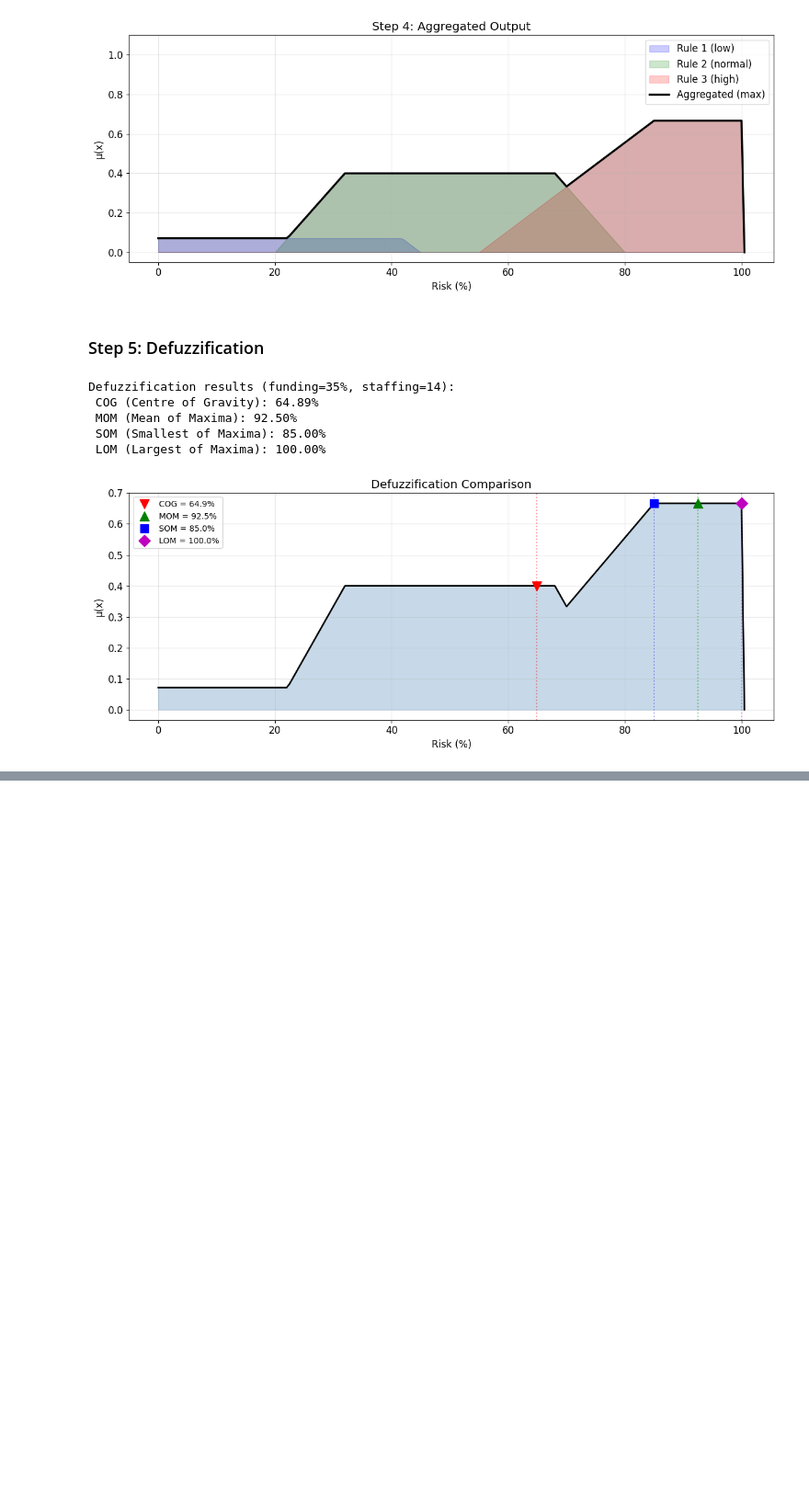
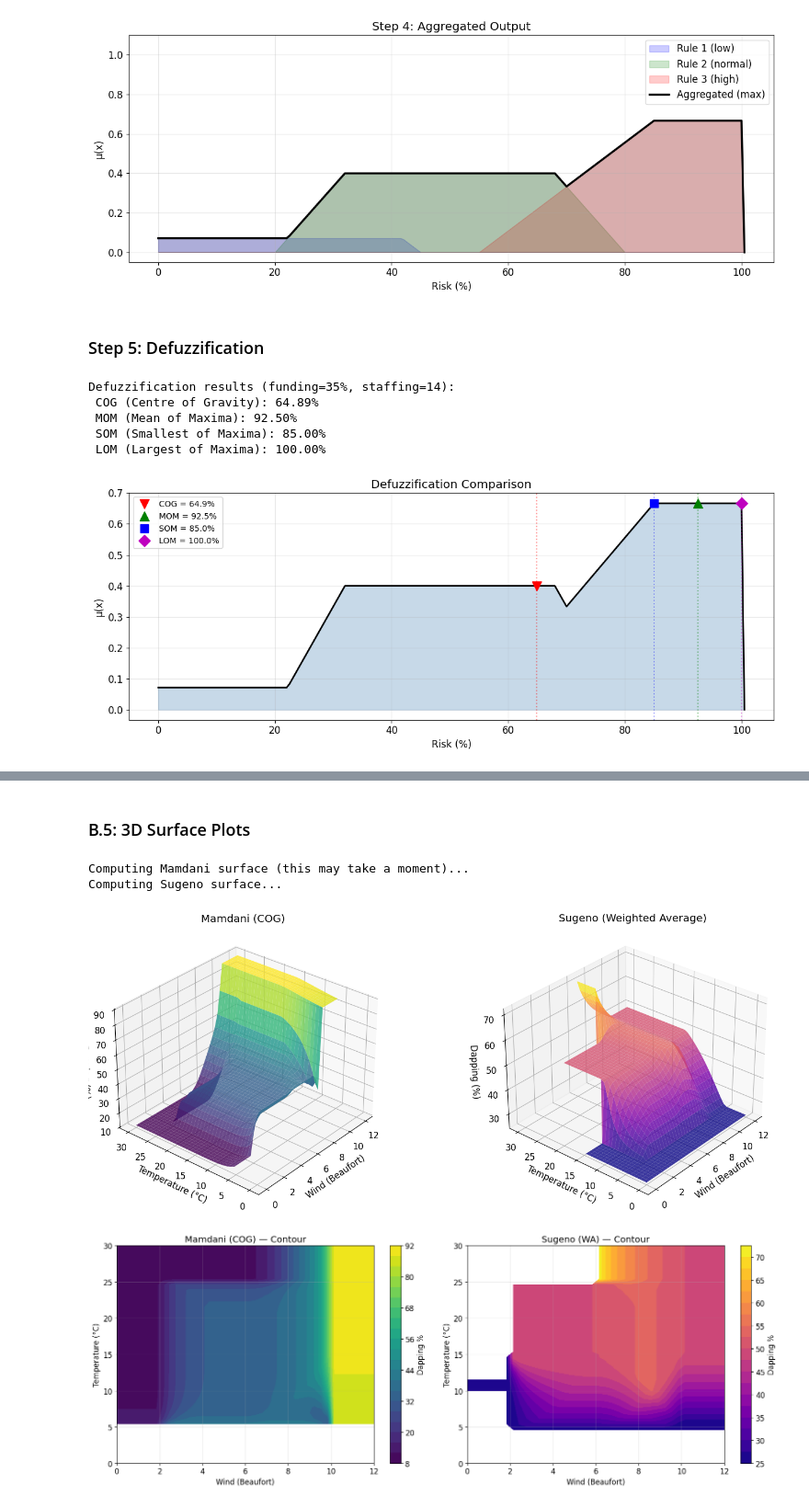
Before and after one commit to HaoYuYong/ARTIFICIAL-INTELLIGENCE, a Jupyter notebook: Lab5.ipynb, the cells around one changed output, grey strips where cells are left out. Shown at 92% size. Saved outputs shown, nothing was run; the diff lists cells and outputs as text; code cells hidden in the pictures; blank space fills up the shorter version.

Commit message:
Lab5 - Part B: Fuzzy Inference with pyfuzzylite

```diff
--- a/Lab5.ipynb
+++ b/Lab5.ipynb
@@ -286,0 +843,74 @@ Defuzzification results (funding=35%, staffing=14):
+# %% [markdown]
+### B.5: 3D Surface Plots
+# %%
+def compute_surface(engine, var1_name, var1_range, var2_name, var2_range, output_name, n=50):
+    """Compute a 2D output surface for a fuzzy engine."""
+    x1 = np.linspace(var1_range[0], var1_range[1], n)
+    x2 = np.linspace(var2_range[0], var2_range[1], n)
+    X1, X2 = np.meshgrid(x1, x2)
+    Z = np.zeros_like(X1)
+
+    for i in range(n):
+        for j in range(n):
+            engine.input_variable(var1_name).value = float(X1[i, j])
+            engine.input_variable(var2_name).value = float(X2[i, j])
+            engine.process()
+            Z[i, j] = engine.output_variable(output_name).value.item()
+
+    return X1, X2, Z
+
+# Compute surfaces for both Mamdani and Sugeno dapping
+# Reset Mamdani defuzzifier to COG
+dapping_engine.output_variable("dapping").defuzzifier = fl.Centroid(200)
+
+print("Computing Mamdani surface (this may take a moment)...")
+X_w, X_t, Z_mamdani = compute_surface(
+    dapping_engine, "wind", (0, 12), "temperature", (0, 30), "dapping", n=40
+)
+
+print("Computing Sugeno surface...")
+X_w2, X_t2, Z_sugeno = compute_surface(
+    dapping_sugeno, "wind", (0, 12), "temperature", (0, 30), "dapping", n=40
+)
+
+# Plot side by side
+fig, (ax1, ax2) = plt.subplots(1, 2, figsize=(16, 6), subplot_kw={'projection': '3d'})
+ax1.plot_surface(X_w, X_t, Z_mamdani, cmap='viridis', alpha=0.8)
+ax1.set_xlabel('Wind (Beaufort)')
+ax1.set_ylabel('Temperature (°C)')
+ax1.set_zlabel('Dapping (%)')
+ax1.set_title('Mamdani (COG)')
+ax1.view_init(elev=30, azim=220)
+
+ax2.plot_surface(X_w2, X_t2, Z_sugeno, cmap='plasma', alpha=0.8)
+ax2.set_xlabel('Wind (Beaufort)')
+ax2.set_ylabel('Temperature (°C)')
+ax2.set_zlabel('Dapping (%)')
+ax2.set_title('Sugeno (Weighted Average)')
+ax2.view_init(elev=30, azim=220)
+
+plt.tight_layout()
+plt.show()
+
+# Also plot as contour maps (often easier to read)
+fig, (ax1, ax2) = plt.subplots(1, 2, figsize=(16, 6))
+
+c1 = ax1.contourf(X_w, X_t, Z_mamdani, levels=20, cmap='viridis')
+ax1.set_xlabel('Wind (Beaufort)')
+ax1.set_ylabel('Temperature (°C)')
+ax1.set_title('Mamdani (COG) — Contour')
+plt.colorbar(c1, ax=ax1, label='Dapping %')
+
+c2 = ax2.contourf(X_w2, X_t2, Z_sugeno, levels=20, cmap='plasma')
+ax2.set_xlabel('Wind (Beaufort)')
+ax2.set_ylabel('Temperature (°C)')
+ax2.set_title('Sugeno (WA) — Contour')
+plt.colorbar(c2, ax=ax2, label='Dapping %')
+
+plt.tight_layout()
+plt.show()
+# %% [output]
+Computing Mamdani surface (this may take a moment)...
+Computing Sugeno surface...
+[figure, added]
+[figure, added]
```
Also changed, not shown: parts of 11 cells of this notebook.
